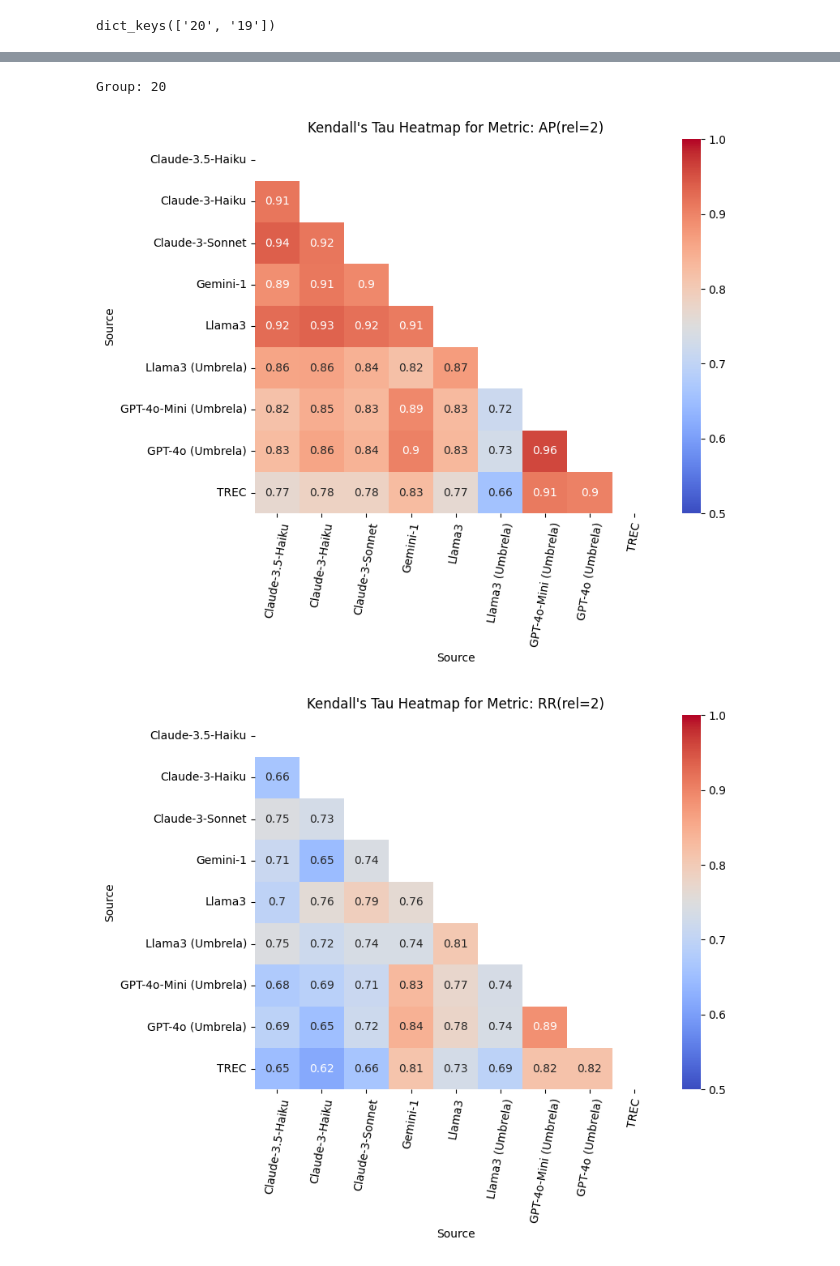
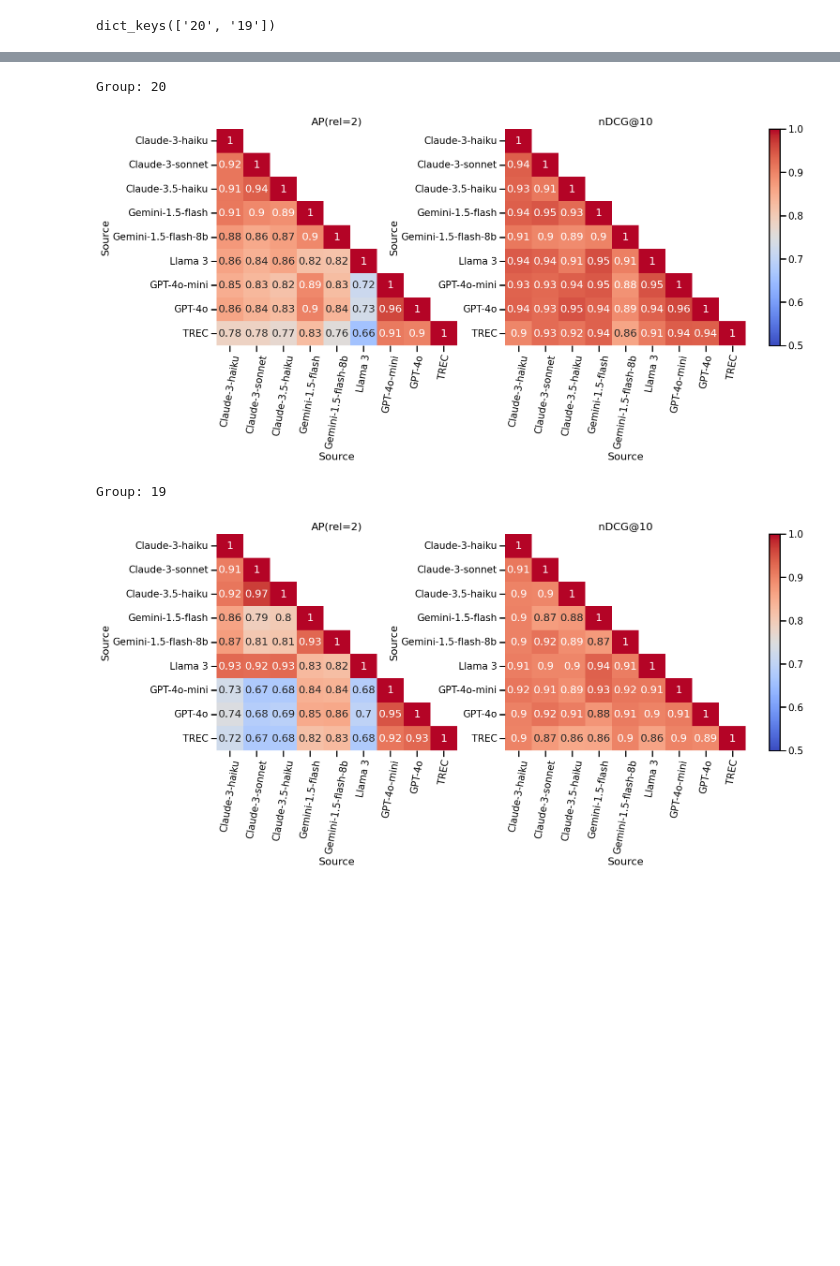
Before and after one commit to webis-de/sigir25-llm-inter-annotator-agreement, a Jupyter notebook: analysis/oracles-and-pools.ipynb, the cells around one changed output, grey strips where cells are left out. Cells and saved outputs as stored; diff of their text form; code cells hidden in the pictures; blank space fills up the shorter version.

Commit message:
Updating plots

```diff
--- a/analysis/oracles-and-pools.ipynb
+++ b/analysis/oracles-and-pools.ipynb
@@ -30,7 +30,7 @@ def read_all_qrels(path):
     for f in os.listdir(path):
         with open(os.path.join(path, f), 'r') as qrel_file:
             lines = map(parse_line, qrel_file.readlines())
-        system = f.split('.')[0]
+        system = '.'.join(f.split('.')[:-1]).replace('.qrels', '')
         frame = pd.DataFrame(lines)
         frame['system'] = system
         out.append(frame)
@@ -113,14 +114,14 @@ grouped_results['19'].source.unique().tolist()
  'OpenAiGPT-gpt-4o-umbrella_zeroshot_basic',
  'trec']
 # %%
-mapping = {'AnthropicLLM-claude-3-5-haiku-20241022-umbrella_zeroshot_basic' : 'Claude-3.5-Haiku',
- 'AnthropicLLM-claude-3-haiku-20240307-umbrella_zeroshot_basic' : 'Claude-3-Haiku',
- 'AnthropicLLM-claude-3-sonnet-20240229-umbrella_zeroshot_basic' : 'Claude-3-Sonnet',
- 'GeminiGPT-gemini-1' : 'Gemini-1',
- 'LiteLLM-llama3' : 'Llama3',
- 'LiteLLM-llama3-umbrella_zeroshot_basic' : 'Llama3 (Umbrela)',
- 'OpenAiGPT-gpt-4o-mini-umbrella_zeroshot_basic' : 'GPT-4o-Mini (Umbrela)',
- 'OpenAiGPT-gpt-4o-umbrella_zeroshot_basic' : 'GPT-4o (Umbrela)',
+mapping = {'AnthropicLLM-claude-3-5-haiku-20241022-umbrella_zeroshot_basic' : 'Claude-3.5-haiku',
+ 'AnthropicLLM-claude-3-haiku-20240307-umbrella_zeroshot_basic' : 'Claude-3-haiku',
+ 'AnthropicLLM-claude-3-sonnet-20240229-umbrella_zeroshot_basic' : 'Claude-3-sonnet',
+ 'GeminiGPT-gemini-1.5-flash-8b-umbrella_zeroshot_basic' : 'Gemini-1.5-flash-8b',
+'GeminiGPT-gemini-1.5-flash-umbrella_zeroshot_basic' : 'Gemini-1.5-flash',
+ 'LiteLLM-llama3-umbrella_zeroshot_basic' : 'Llama 3',
+ 'OpenAiGPT-gpt-4o-mini-umbrella_zeroshot_basic' : 'GPT-4o-mini',
+ 'OpenAiGPT-gpt-4o-umbrella_zeroshot_basic' : 'GPT-4o',
  'trec' : 'TREC',
 }
 # %%
@@ -226,0 +324,4 @@ for key, change in changes.items():
+# %%
+for group, df in eval_result.items():
+    print(f'Group: {group}')
+    calculate_kendalls_tau_heatmap(df, group)
@@ -310,8 +501,9 @@ def calculate_kendalls_tau_heatmap(df):
 # %%
 for group, df in eval_result.items():
     print(f'Group: {group}')
-    calculate_kendalls_tau_heatmap(df)
+    plot_shared_heatmaps(df, group, mapping)
 # %% [output]
 Group: 20
-[figure, old version]
+[figure, new version]
+Group: 19
-[figure, old version]
+[figure, new version]
```
Also changed, not shown: parts of 6 cells of this notebook, 15 other files.
